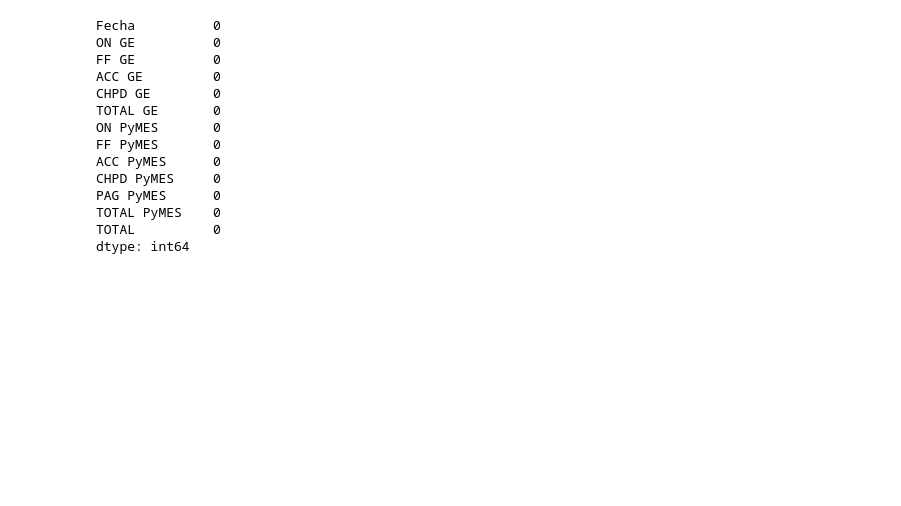
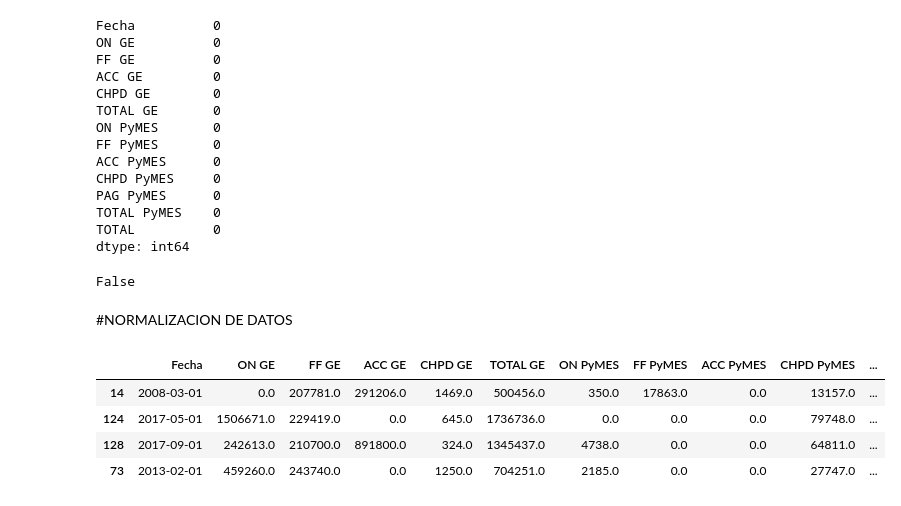
Before and after one commit to NestorDiazDataSC/Analisis_de_Datos, a Jupyter notebook: Financiamiento_Privado_Mercado_Capitales/FinanciamientoCapitales.ipynb, the cells around one changed output. Saved outputs shown, nothing was run; the diff lists cells and outputs as text; code cells hidden in the pictures; blank space fills up the shorter version.

```diff
--- a/Financiamiento_Privado_Mercado_Capitales/FinanciamientoCapitales.ipynb
+++ b/Financiamiento_Privado_Mercado_Capitales/FinanciamientoCapitales.ipynb
@@ -167,3 +168,11 @@ PAG PyMES      0
 TOTAL PyMES    0
 TOTAL          0
 dtype: int64
+# %%
+# Ahora vemos que nos trae el booleano FALSE porque ya no hay mas valores NAN en el dataframe y podemos seguir trabajando.
+check_for_nan = df.isnull().values.any()
+print (check_for_nan)
+# %% [output]
+False
+# %% [markdown]
+#NORMALIZACION DE DATOS
@@ -169,0 +217,8 @@ dtype: int64
+# %%
+df.sample(4)
+# %% [output]
+|  | Fecha | ON GE | FF GE | ACC GE | CHPD GE | TOTAL GE | ON PyMES | FF PyMES | ACC PyMES | CHPD PyMES | ... |
+| 14 | 2008-03-01 | 0.0 | 207781.0 | 291206.0 | 1469.0 | 500456.0 | 350.0 | 17863.0 | 0.0 | 13157.0 | ... |
+| 124 | 2017-05-01 | 1506671.0 | 229419.0 | 0.0 | 645.0 | 1736736.0 | 0.0 | 0.0 | 0.0 | 79748.0 | ... |
+| 128 | 2017-09-01 | 242613.0 | 210700.0 | 891800.0 | 324.0 | 1345437.0 | 4738.0 | 0.0 | 0.0 | 64811.0 | ... |
+| 73 | 2013-02-01 | 459260.0 | 243740.0 | 0.0 | 1250.0 | 704251.0 | 2185.0 | 0.0 | 0.0 | 27747.0 | ... |
```
Also changed, not shown: parts of 5 cells of this notebook.
